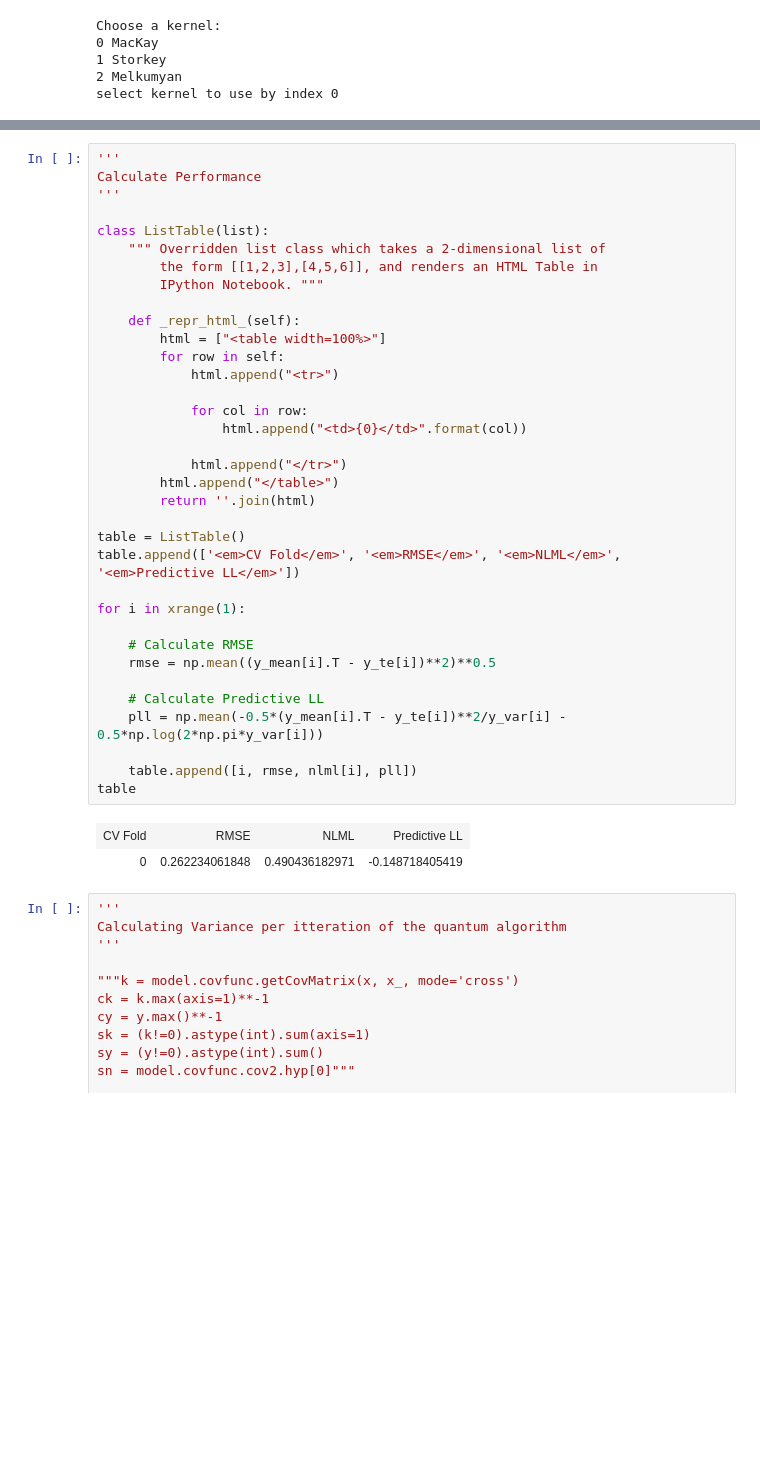
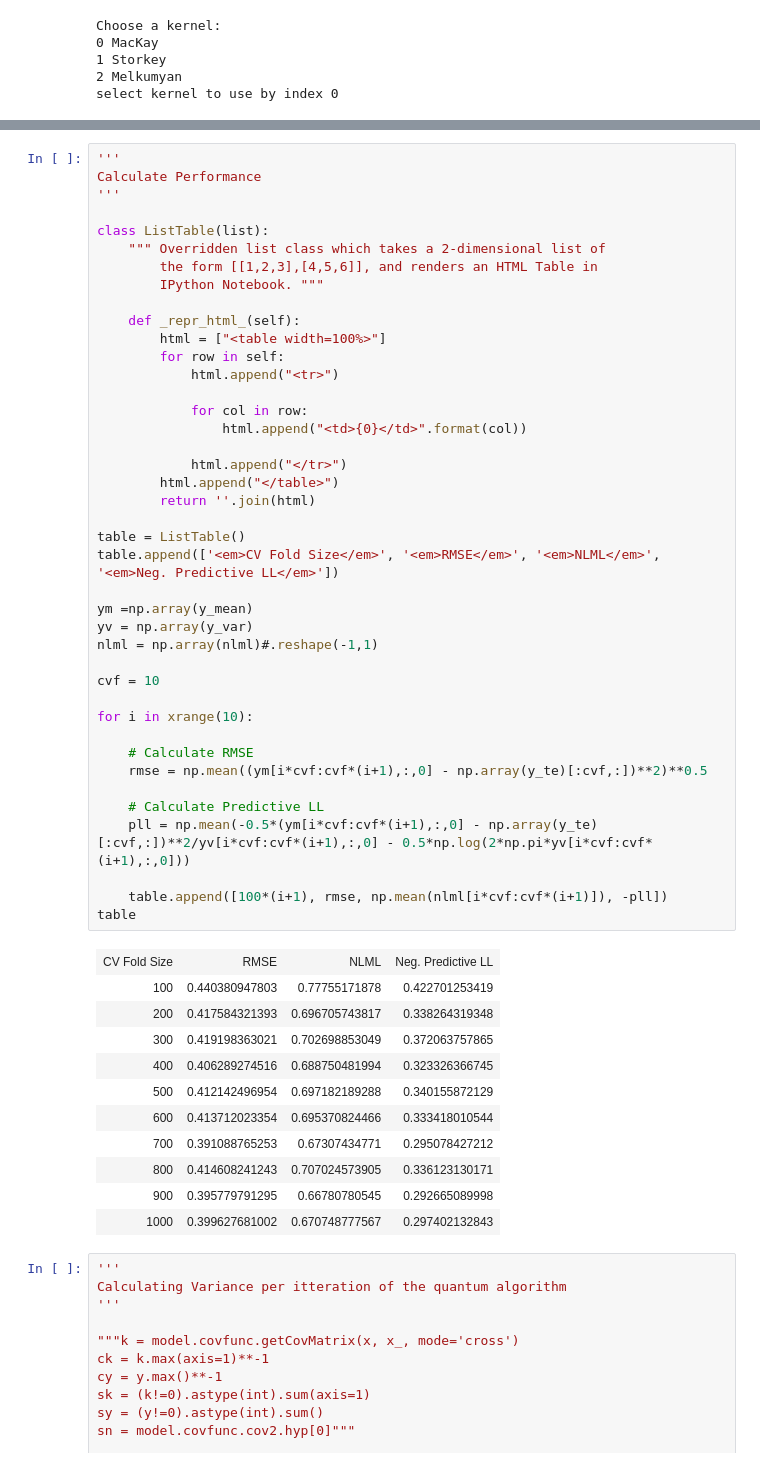
Before and after one commit to jkfitzsimons/QGP, a Jupyter notebook: QGP_v2.ipynb, the cells around one changed output, grey strips where cells are left out. Cells and saved outputs as stored; diff of their text form; blank space fills up the shorter version.

```diff
--- a/QGP_v2.ipynb
+++ b/QGP_v2.ipynb
@@ -503,40 +545,55 @@ else:
 '''
 Calculate Performance
 '''
 
 class ListTable(list):
     """ Overridden list class which takes a 2-dimensional list of
         the form [[1,2,3],[4,5,6]], and renders an HTML Table in
         IPython Notebook. """
 
     def _repr_html_(self):
         html = ["<table width=100%>"]
         for row in self:
             html.append("<tr>")
 
             for col in row:
                 html.append("<td>{0}</td>".format(col))
 
             html.append("</tr>")
         html.append("</table>")
         return ''.join(html)
 
 table = ListTable()
-table.append(['<em>CV Fold</em>', '<em>RMSE</em>', '<em>NLML</em>', '<em>Predictive LL</em>'])
+table.append(['<em>CV Fold Size</em>', '<em>RMSE</em>', '<em>NLML</em>', '<em>Neg. Predictive LL</em>'])
 
-for i in xrange(1):
+ym =np.array(y_mean)
+yv = np.array(y_var)
+nlml = np.array(nlml)#.reshape(-1,1)
+
+cvf = 10
+
+for i in xrange(10):
 
     # Calculate RMSE
-    rmse = np.mean((y_mean[i].T - y_te[i])**2)**0.5
+    rmse = np.mean((ym[i*cvf:cvf*(i+1),:,0] - np.array(y_te)[:cvf,:])**2)**0.5
 
     # Calculate Predictive LL
-    pll = np.mean(-0.5*(y_mean[i].T - y_te[i])**2/y_var[i] - 0.5*np.log(2*np.pi*y_var[i]))
+    pll = np.mean(-0.5*(ym[i*cvf:cvf*(i+1),:,0] - np.array(y_te)[:cvf,:])**2/yv[i*cvf:cvf*(i+1),:,0] - 0.5*np.log(2*np.pi*yv[i*cvf:cvf*(i+1),:,0]))
 
-    table.append([i, rmse, nlml[i], pll])
+    table.append([100*(i+1), rmse, np.mean(nlml[i*cvf:cvf*(i+1)]), -pll])
 table
 # %% [output]
-| CV Fold | RMSE | NLML | Predictive LL |
-| 0 | 0.262234061848 | 0.490436182971 | -0.148718405419 |
+| CV Fold Size | RMSE | NLML | Neg. Predictive LL |
+| 100 | 0.440380947803 | 0.77755171878 | 0.422701253419 |
+| 200 | 0.417584321393 | 0.696705743817 | 0.338264319348 |
+| 300 | 0.419198363021 | 0.702698853049 | 0.372063757865 |
+| 400 | 0.406289274516 | 0.688750481994 | 0.323326366745 |
+| 500 | 0.412142496954 | 0.697182189288 | 0.340155872129 |
+| 600 | 0.413712023354 | 0.695370824466 | 0.333418010544 |
+| 700 | 0.391088765253 | 0.67307434771 | 0.295078427212 |
+| 800 | 0.414608241243 | 0.707024573905 | 0.336123130171 |
+| 900 | 0.395779791295 | 0.66780780545 | 0.292665089998 |
+| 1000 | 0.399627681002 | 0.670748777567 | 0.297402132843 |
 # %%
 '''
 Calculating Variance per itteration of the quantum algorithm
```
Also changed, not shown: parts of 17 cells of this notebook, 7 other files.
